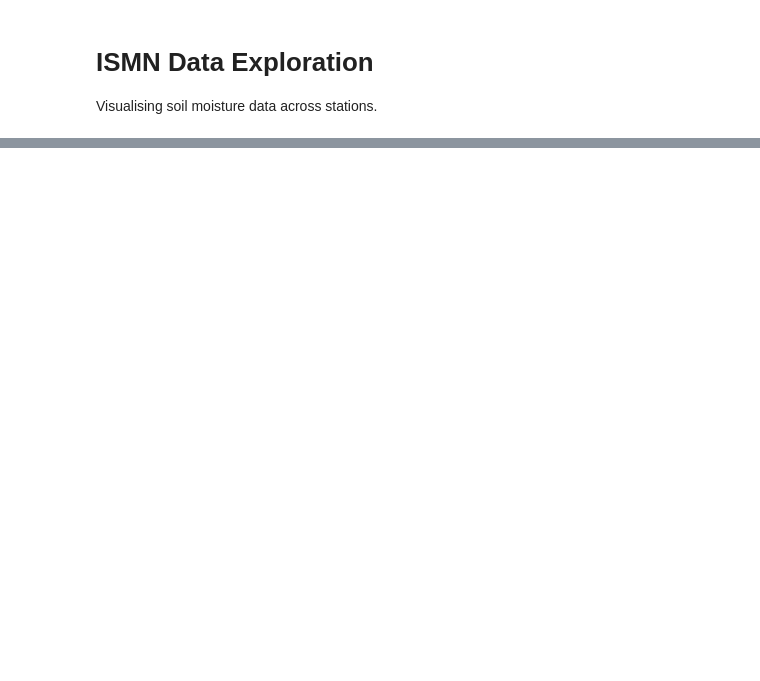
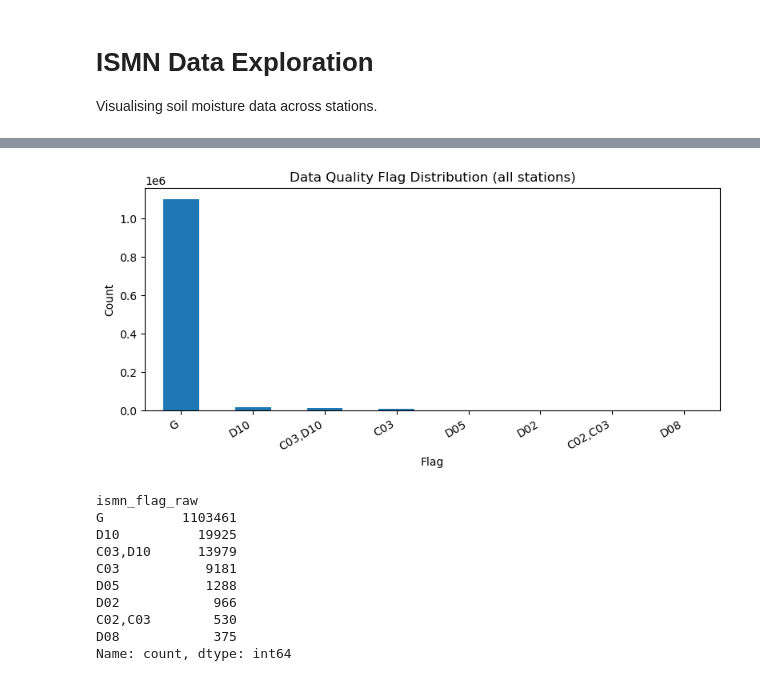
Before and after one commit to anguswyles/Engg2112, a Jupyter notebook: analysis/explore.ipynb, the cells around one changed output, grey strips where cells are left out. Saved outputs shown, nothing was run; the diff lists cells and outputs as text; code cells hidden in the pictures; blank space fills up the shorter version.

Commit message:
Filter flag chart to significant counts and fix label rotation

```diff
--- a/analysis/explore.ipynb
+++ b/analysis/explore.ipynb
@@ -70,20 +92,33 @@ plt.show()
 # %%
 # Flag quality breakdown across all data
 all_flags = []
 for network, station in stations:
     path = os.path.join(DATA_DIR, network, f'{station}.csv')
     df = pd.read_csv(path)
     all_flags.append(df['ismn_flag_raw'].value_counts())
 
 flag_counts = pd.concat(all_flags).groupby(level=0).sum().sort_values(ascending=False)
+flag_counts = flag_counts[flag_counts >= 100]  # drop negligible flags
 
 plt.figure(figsize=(8, 4))
 flag_counts.plot(kind='bar')
 plt.title('Data Quality Flag Distribution (all stations)')
 plt.xlabel('Flag')
 plt.ylabel('Count')
-plt.xticks(rotation=0)
+plt.xticks(rotation=30, ha='right')
 plt.tight_layout()
 plt.show()
 
 print(flag_counts)
+# %% [output]
+[figure, added]
+ismn_flag_raw
+G          1103461
+D10          19925
+C03,D10      13979
+C03           9181
+D05           1288
+D02            966
+C02,C03        530
+D08            375
+Name: count, dtype: int64
```
Also changed, not shown: parts of 3 cells of this notebook.
